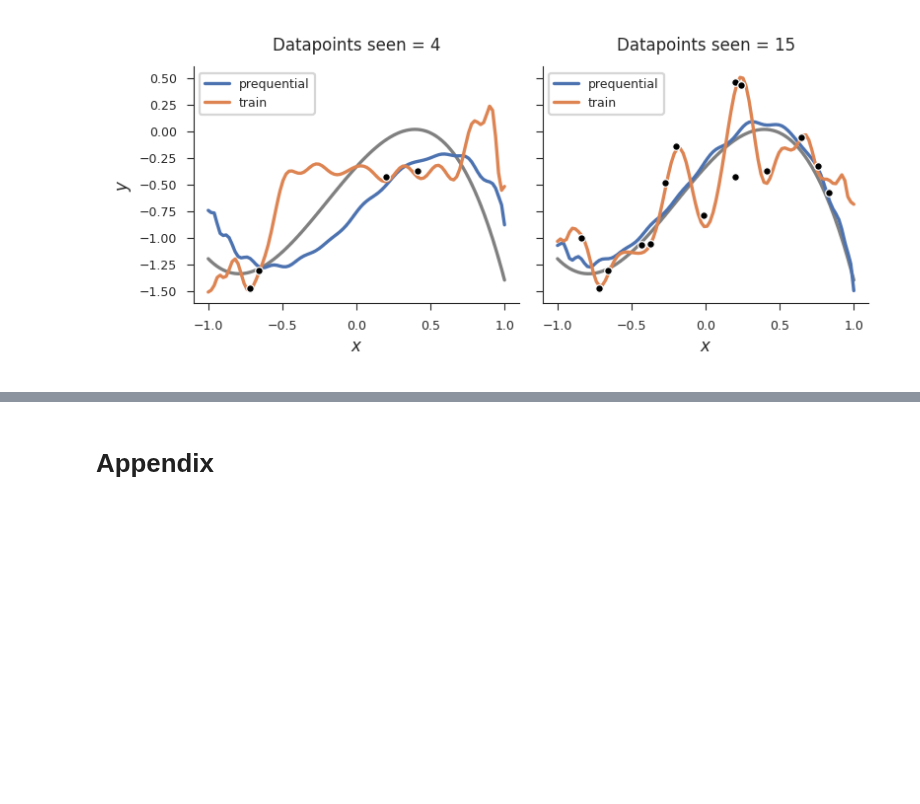
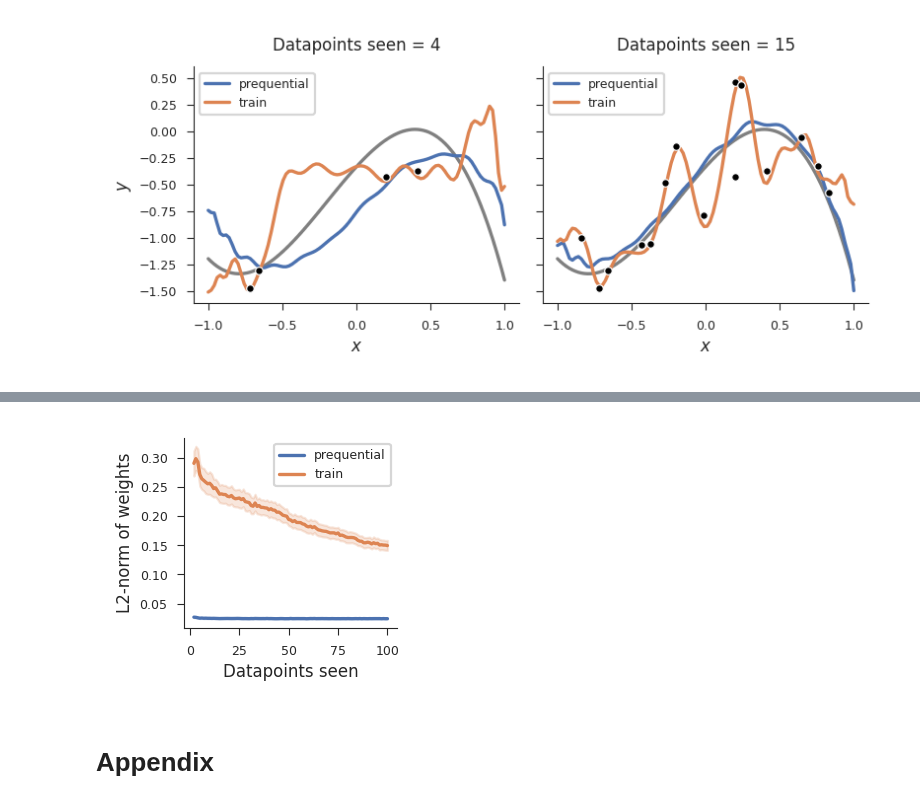
Before and after one commit to 3rdCore/PrequentialCode, a Jupyter notebook: papers/preprint/notebook.ipynb, the cells around one changed output, grey strips where cells are left out. Drawn from its saved outputs; the diff is of its cells as text; code cells hidden in the pictures; blank space fills up the shorter version.

Commit message:
updated figures in note book

```diff
--- a/papers/preprint/notebook.ipynb
+++ b/papers/preprint/notebook.ipynb
@@ -1346,7 +1346,6 @@ data_tchebytchev_weights_linear = get_run_table(
     table_name="tables/val_tasks-weights_predicted",
     filters={
         "config.task_name": "meta_optimizer",
-        "config.dataset.train_dataset.noise": 0.3,
         "config.dataset.train_dataset.effective_degree": 1,
         "config.trainer.max_epochs": 400,
         "display_name": {
@@ -1387,27 +1389,29 @@ plt.show()
 # %%
 #keep lines for sample_id greater than 4
 data_tchebytchev_weights_linear = data_tchebytchev_weights_linear[
     data_tchebytchev_weights_linear["sample_id"] >= 2
 ]
 
 fig, ax = plt.subplots(figsize=(1.5, 1.3))
 #lineplot with confidence intervals
 sns.lineplot(
-    data=data_tchebytchev_weights_quadratic,
+    data=data_tchebytchev_weights_linear,
     x="sample_id",
     y="weights",
     hue="meta_objective",
     hue_order=["prequential", "train"],
     palette=[default_method_hue["prequential"], default_method_hue["train"]],
     ax=ax,
 )
 ax.set(
     xlabel="Datapoints seen",
     ylabel="L2-norm of weights",
 )
 legend = ax.legend()
 
 plt.show()
+# %% [output]
+[figure, added]
 # %% [markdown]
 # Appendix
 # %% [markdown]
```
Also changed, not shown: parts of 2 cells of this notebook.
